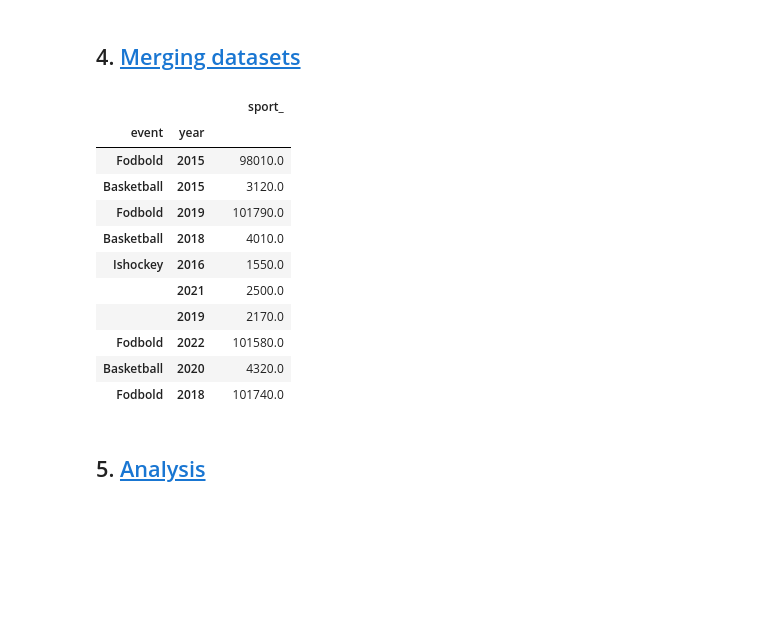
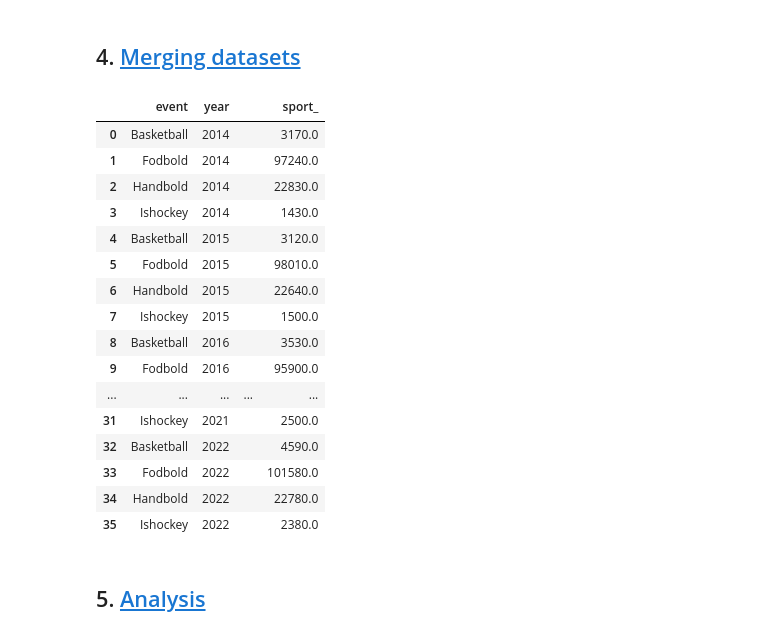
Before and after one commit to NumEconCopenhagen/projects-2024-Simon-C-og-Jens-H, a Jupyter notebook: dataproject/dataproject.ipynb, the cells around one changed output. Drawn from its saved outputs; the diff is of its cells as text; code cells hidden in the pictures; blank space fills up the shorter version.

```diff
--- a/dataproject/dataproject.ipynb
+++ b/dataproject/dataproject.ipynb
@@ -523,22 +531,37 @@ sport_api.head(5)
 # %% [markdown]
 ## 4. <a id='toc4_'></a>[Merging datasets](#toc4_)
-# %%
-sports_wanted = ['Fodbold','Ishockey','Basketball','Håndbold']
-sport_download = sport_long.loc[sport_long.index.get_level_values('event').isin(sports_wanted)]
-sport_download.sample(10)
-# %% [output]
-|  |  |  | sport_ |
-| event | year |  |  |
-| Fodbold | 2015 |  | 98010.0 |
-| Basketball | 2015 |  | 3120.0 |
-| Fodbold | 2019 |  | 101790.0 |
-| Basketball | 2018 |  | 4010.0 |
-| Ishockey | 2016 |  | 1550.0 |
-|  | 2021 |  | 2500.0 |
-|  | 2019 |  | 2170.0 |
-| Fodbold | 2022 |  | 101580.0 |
-| Basketball | 2020 |  | 4320.0 |
-| Fodbold | 2018 |  | 101740.0 |
+# %%
+sports_wanted = ['Fodbold','Ishockey','Basketball','Handbold']
+danish_to_english = {
+    'Fodbold':'football',
+    'Ishockey':'icehockey',
+    'Basketball':'basketball',
+    'Handbold':'handball'
+}
+
+sport_download = sport_long[sport_long['event'].isin(sports_wanted)]
+sport_download.reset_index(inplace=True, drop=True)
+sport_download.loc[:, 'sport_'] = sport_download['sport_'].replace(danish_to_english)
+
+sport_download
+# %% [output]
+|  | event | year |  | sport_ |
+| 0 | Basketball | 2014 |  | 3170.0 |
+| 1 | Fodbold | 2014 |  | 97240.0 |
+| 2 | Handbold | 2014 |  | 22830.0 |
+| 3 | Ishockey | 2014 |  | 1430.0 |
+| 4 | Basketball | 2015 |  | 3120.0 |
+| 5 | Fodbold | 2015 |  | 98010.0 |
+| 6 | Handbold | 2015 |  | 22640.0 |
+| 7 | Ishockey | 2015 |  | 1500.0 |
+| 8 | Basketball | 2016 |  | 3530.0 |
+| 9 | Fodbold | 2016 |  | 95900.0 |
+| ... | ... | ... | ... | ... |
+| 31 | Ishockey | 2021 |  | 2500.0 |
+| 32 | Basketball | 2022 |  | 4590.0 |
+| 33 | Fodbold | 2022 |  | 101580.0 |
+| 34 | Handbold | 2022 |  | 22780.0 |
+| 35 | Ishockey | 2022 |  | 2380.0 |
 # %% [markdown]
 ## 5. <a id='toc5_'></a>[Analysis](#toc5_)
 # %% [markdown]
```
Also changed, not shown: parts of 5 cells of this notebook, 3 other files.
